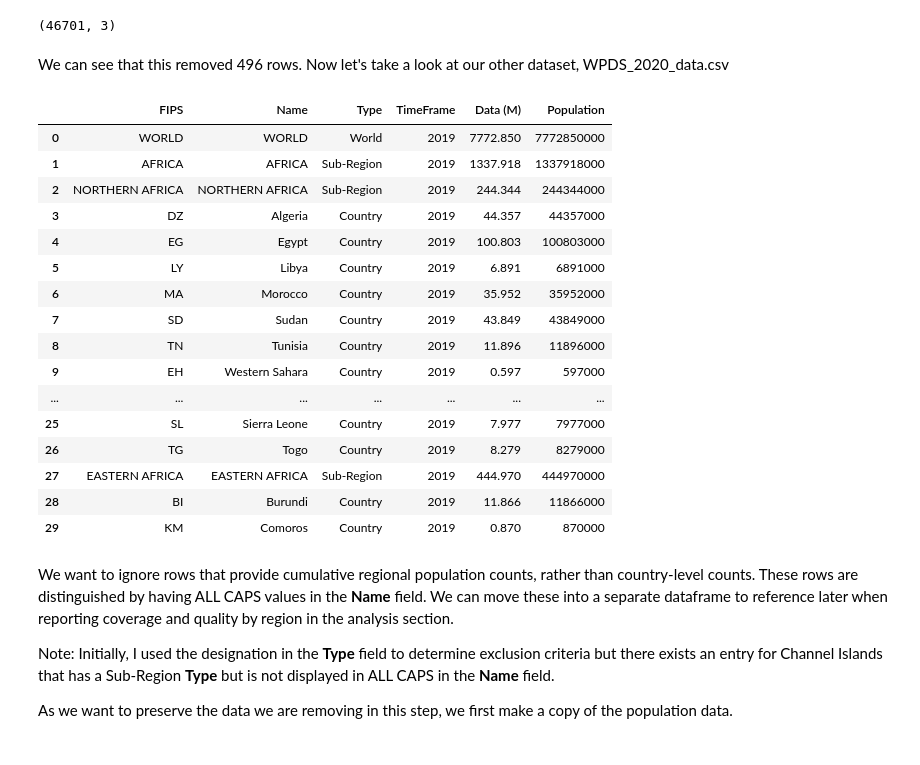
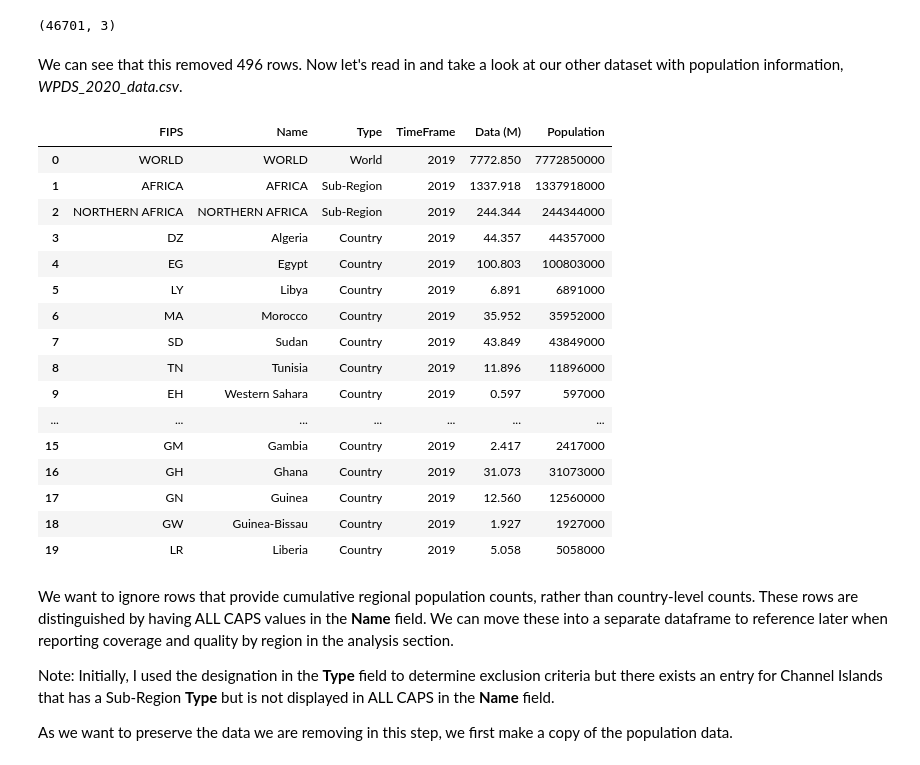
Before and after one commit to laurathriftwood/data-512-a2, a Jupyter notebook: hcds-a2-bias.ipynb, the cells around one changed output. Saved outputs shown, nothing was run; the diff lists cells and outputs as text; code cells hidden in the pictures.

```diff
--- a/hcds-a2-bias.ipynb
+++ b/hcds-a2-bias.ipynb
@@ -55,25 +55,25 @@ df_politicians.shape
 # %% [output]
 (46701, 3)
 # %% [markdown]
-We can see that this removed 496 rows. Now let's take a look at our other dataset, WPDS_2020_data.csv
+We can see that this removed 496 rows. Now let's read in and take a look at our other dataset with population information, _WPDS_2020_data.csv_.
 # %%
 df_population = pd.read_csv('data/WPDS_2020_data.csv')
-df_population.head(30)
+df_population.head(20)
 # %% [output]
 |  | FIPS | Name | Type | TimeFrame | Data (M) | Population |
 | 0 | WORLD | WORLD | World | 2019 | 7772.850 | 7772850000 |
 | 1 | AFRICA | AFRICA | Sub-Region | 2019 | 1337.918 | 1337918000 |
 | 2 | NORTHERN AFRICA | NORTHERN AFRICA | Sub-Region | 2019 | 244.344 | 244344000 |
 | 3 | DZ | Algeria | Country | 2019 | 44.357 | 44357000 |
 | 4 | EG | Egypt | Country | 2019 | 100.803 | 100803000 |
 | 5 | LY | Libya | Country | 2019 | 6.891 | 6891000 |
 | 6 | MA | Morocco | Country | 2019 | 35.952 | 35952000 |
 | 7 | SD | Sudan | Country | 2019 | 43.849 | 43849000 |
 | 8 | TN | Tunisia | Country | 2019 | 11.896 | 11896000 |
 | 9 | EH | Western Sahara | Country | 2019 | 0.597 | 597000 |
 | ... | ... | ... | ... | ... | ... | ... |
-| 25 | SL | Sierra Leone | Country | 2019 | 7.977 | 7977000 |
-| 26 | TG | Togo | Country | 2019 | 8.279 | 8279000 |
-| 27 | EASTERN AFRICA | EASTERN AFRICA | Sub-Region | 2019 | 444.970 | 444970000 |
-| 28 | BI | Burundi | Country | 2019 | 11.866 | 11866000 |
-| 29 | KM | Comoros | Country | 2019 | 0.870 | 870000 |
+| 15 | GM | Gambia | Country | 2019 | 2.417 | 2417000 |
+| 16 | GH | Ghana | Country | 2019 | 31.073 | 31073000 |
+| 17 | GN | Guinea | Country | 2019 | 12.560 | 12560000 |
+| 18 | GW | Guinea-Bissau | Country | 2019 | 1.927 | 1927000 |
+| 19 | LR | Liberia | Country | 2019 | 5.058 | 5058000 |
```
Also changed, not shown: parts of 50 cells of this notebook, 3 other files.
